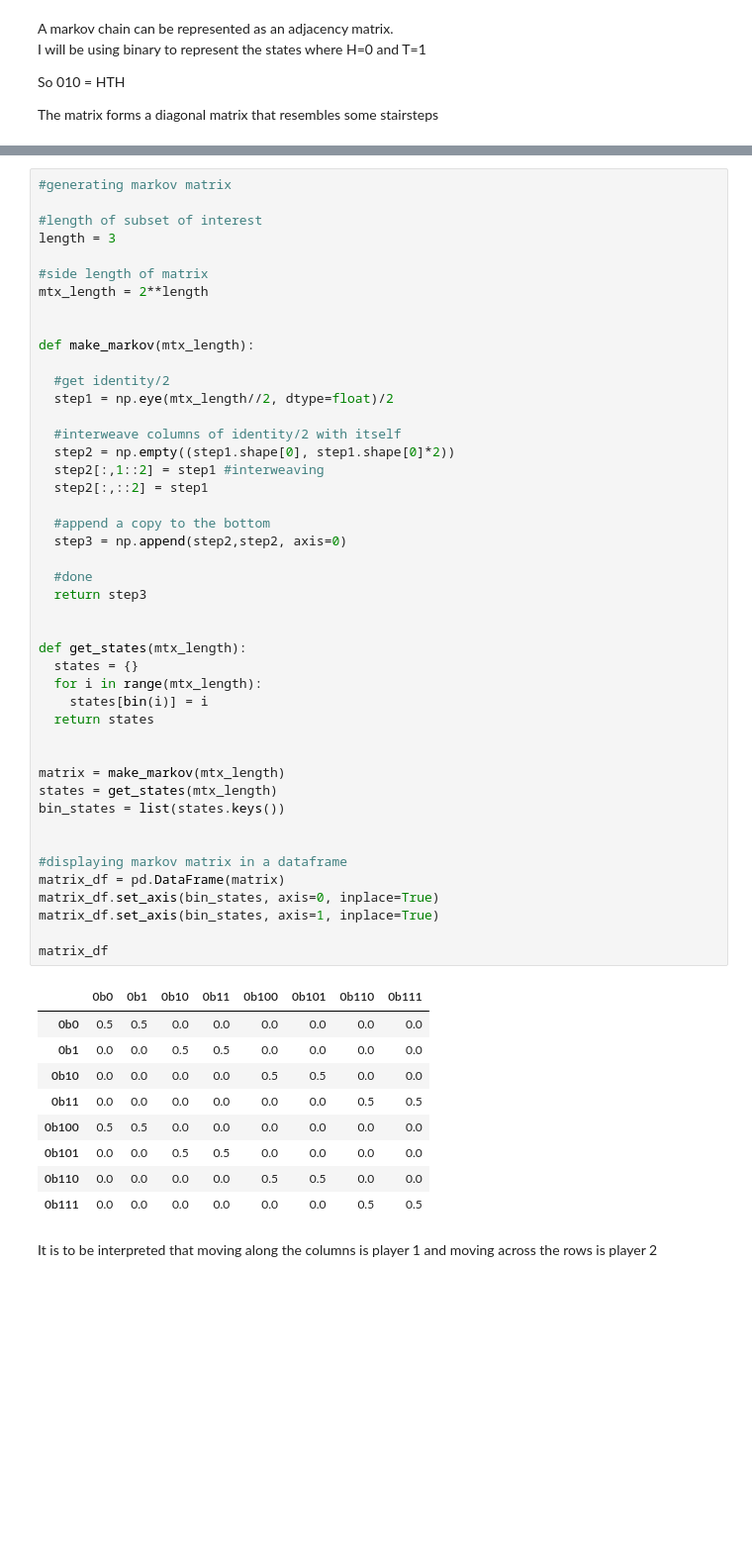
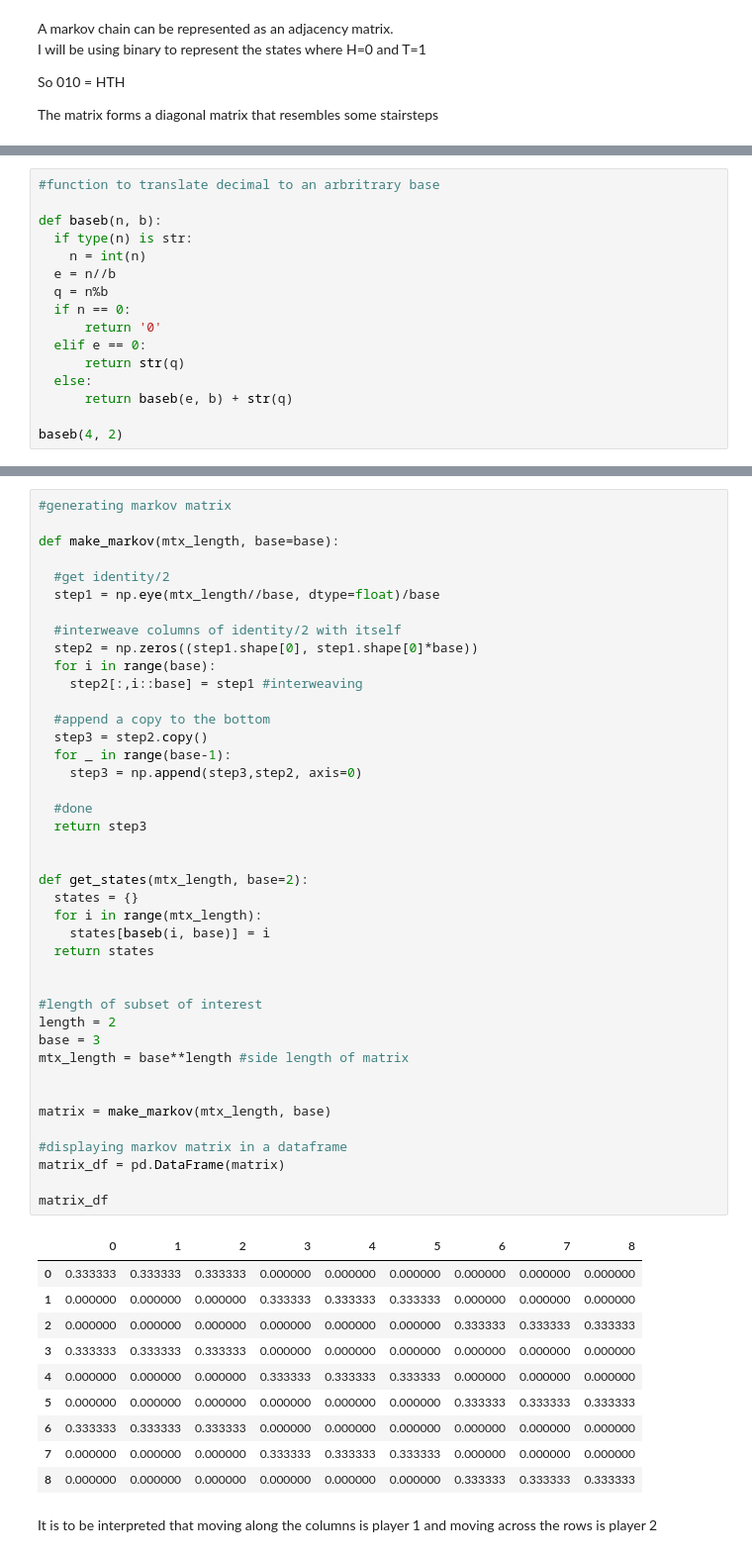
Before and after one commit to nathan-lam/generalized-penney-s-game, a Jupyter notebook: penney's_game.ipynb, the cells around one changed output, grey strips where cells are left out. Shown at 99% size. Saved outputs shown, nothing was run; the diff lists cells and outputs as text; blank space fills up the shorter version.

```diff
--- a/penney's_game.ipynb
+++ b/penney's_game.ipynb
@@ -26,0 +32,16 @@ The matrix forms a diagonal matrix that resembles some stairsteps
+# %%
+#function to translate decimal to an arbritrary base
+
+def baseb(n, b):
+  if type(n) is str:
+    n = int(n)
+  e = n//b
+  q = n%b
+  if n == 0:
+      return '0'
+  elif e == 0:
+      return str(q)
+  else:
+      return baseb(e, b) + str(q)
+
+baseb(4, 2)
@@ -27,58 +50,55 @@ The matrix forms a diagonal matrix that resembles some stairsteps
 # %%
 #generating markov matrix
 
-#length of subset of interest
-length = 3
-
-#side length of matrix
-mtx_length = 2**length
-
-
-def make_markov(mtx_length):
+def make_markov(mtx_length, base=base):
 
   #get identity/2
-  step1 = np.eye(mtx_length//2, dtype=float)/2
+  step1 = np.eye(mtx_length//base, dtype=float)/base
 
   #interweave columns of identity/2 with itself
-  step2 = np.empty((step1.shape[0], step1.shape[0]*2))
-  step2[:,1::2] = step1 #interweaving
-  step2[:,::2] = step1
+  step2 = np.zeros((step1.shape[0], step1.shape[0]*base))
+  for i in range(base):
+    step2[:,i::base] = step1 #interweaving
 
   #append a copy to the bottom
-  step3 = np.append(step2,step2, axis=0)
+  step3 = step2.copy()
+  for _ in range(base-1):
+    step3 = np.append(step3,step2, axis=0)
 
   #done
   return step3
 
 
-def get_states(mtx_length):
+def get_states(mtx_length, base=2):
   states = {}
   for i in range(mtx_length):
-    states[bin(i)] = i
+    states[baseb(i, base)] = i
   return states
 
 
-matrix = make_markov(mtx_length)
-states = get_states(mtx_length)
-bin_states = list(states.keys())
+#length of subset of interest
+length = 2
+base = 3
+mtx_length = base**length #side length of matrix
 
+
+matrix = make_markov(mtx_length, base)
 
 #displaying markov matrix in a dataframe
 matrix_df = pd.DataFrame(matrix)
-matrix_df.set_axis(bin_states, axis=0, inplace=True)
-matrix_df.set_axis(bin_states, axis=1, inplace=True)
 
 matrix_df
 # %% [output]
-|  | 0b0 | 0b1 | 0b10 | 0b11 | 0b100 | 0b101 | 0b110 | 0b111 |
-| 0b0 | 0.5 | 0.5 | 0.0 | 0.0 | 0.0 | 0.0 | 0.0 | 0.0 |
-| 0b1 | 0.0 | 0.0 | 0.5 | 0.5 | 0.0 | 0.0 | 0.0 | 0.0 |
-| 0b10 | 0.0 | 0.0 | 0.0 | 0.0 | 0.5 | 0.5 | 0.0 | 0.0 |
-| 0b11 | 0.0 | 0.0 | 0.0 | 0.0 | 0.0 | 0.0 | 0.5 | 0.5 |
-| 0b100 | 0.5 | 0.5 | 0.0 | 0.0 | 0.0 | 0.0 | 0.0 | 0.0 |
-| 0b101 | 0.0 | 0.0 | 0.5 | 0.5 | 0.0 | 0.0 | 0.0 | 0.0 |
-| 0b110 | 0.0 | 0.0 | 0.0 | 0.0 | 0.5 | 0.5 | 0.0 | 0.0 |
-| 0b111 | 0.0 | 0.0 | 0.0 | 0.0 | 0.0 | 0.0 | 0.5 | 0.5 |
+|  | 0 | 1 | 2 | 3 | 4 | 5 | 6 | 7 | 8 |
+| 0 | 0.333333 | 0.333333 | 0.333333 | 0.000000 | 0.000000 | 0.000000 | 0.000000 | 0.000000 | 0.000000 |
+| 1 | 0.000000 | 0.000000 | 0.000000 | 0.333333 | 0.333333 | 0.333333 | 0.000000 | 0.000000 | 0.000000 |
+| 2 | 0.000000 | 0.000000 | 0.000000 | 0.000000 | 0.000000 | 0.000000 | 0.333333 | 0.333333 | 0.333333 |
+| 3 | 0.333333 | 0.333333 | 0.333333 | 0.000000 | 0.000000 | 0.000000 | 0.000000 | 0.000000 | 0.000000 |
+| 4 | 0.000000 | 0.000000 | 0.000000 | 0.333333 | 0.333333 | 0.333333 | 0.000000 | 0.000000 | 0.000000 |
+| 5 | 0.000000 | 0.000000 | 0.000000 | 0.000000 | 0.000000 | 0.000000 | 0.333333 | 0.333333 | 0.333333 |
+| 6 | 0.333333 | 0.333333 | 0.333333 | 0.000000 | 0.000000 | 0.000000 | 0.000000 | 0.000000 | 0.000000 |
+| 7 | 0.000000 | 0.000000 | 0.000000 | 0.333333 | 0.333333 | 0.333333 | 0.000000 | 0.000000 | 0.000000 |
+| 8 | 0.000000 | 0.000000 | 0.000000 | 0.000000 | 0.000000 | 0.000000 | 0.333333 | 0.333333 | 0.333333 |
 # %% [markdown]
 It is to be interpreted that moving along the columns is player 1 and moving across the rows is player 2
 # %%
```
Also changed, not shown: parts of 11 cells of this notebook.
